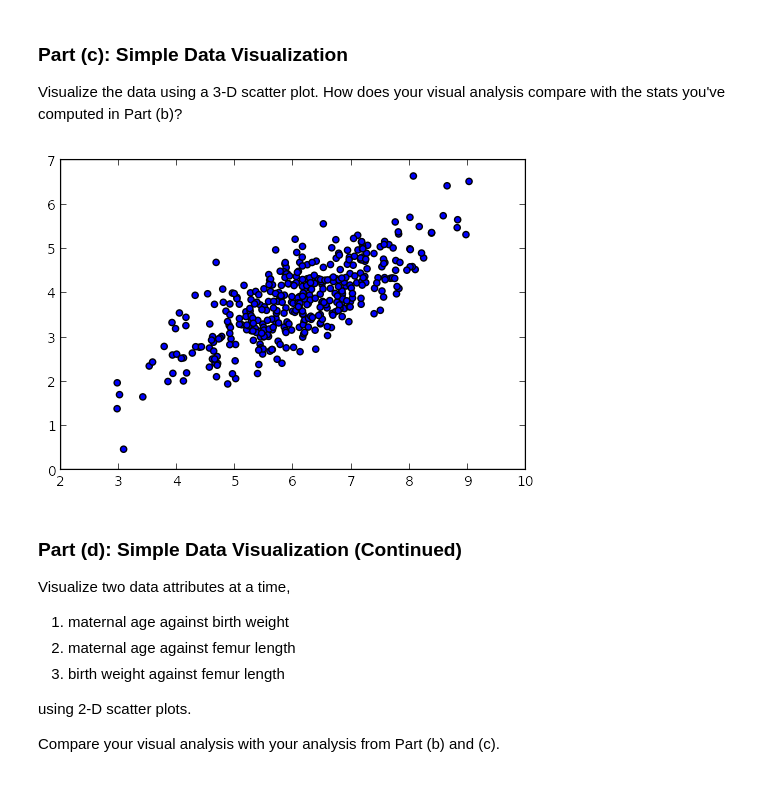
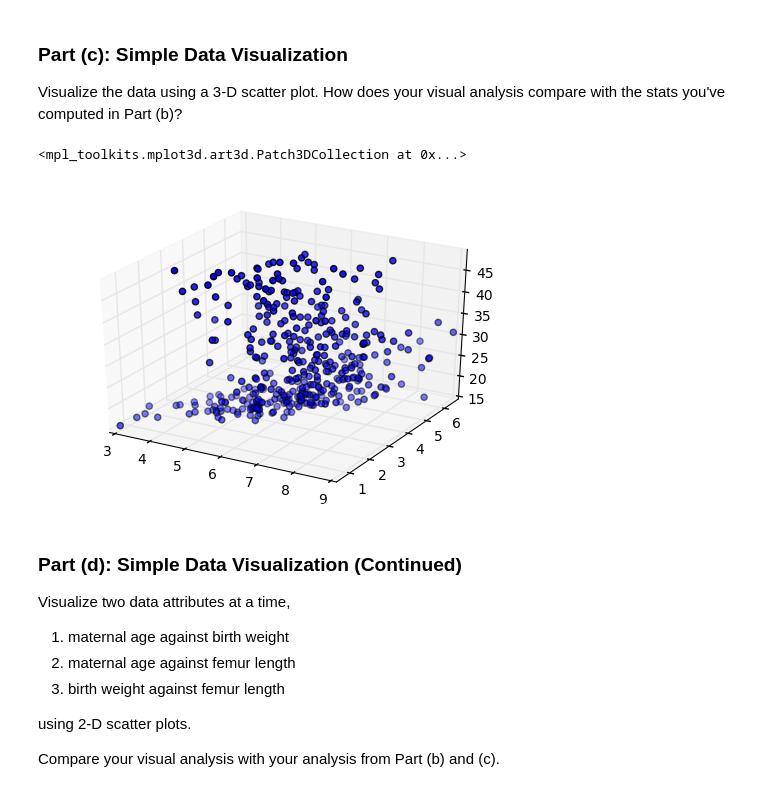
Before and after one commit to hecerinc/cs109a, a Jupyter notebook: Datascience_HW0.ipynb, the cells around one changed output. Saved outputs shown, nothing was run; the diff lists cells and outputs as text; code cells hidden in the pictures.

```diff
--- a/Datascience_HW0.ipynb
+++ b/Datascience_HW0.ipynb
@@ -79,15 +79,16 @@ print group3MeanFemur
 ### Part (c): Simple Data Visualization
 
 Visualize the data using a 3-D scatter plot. How does your visual analysis compare with the stats you've computed in Part (b)?
-# %%
-x = data['birth_weight']
-y = data['femur_length']
-area = np.pi * (15 * np.random.rand(N))**2  # 0 to 15 point radiuses
-
-plt.scatter(x, y)
-plt.show()
-# %% [output]
-[figure, removed]
+# %%
+x = data['birth_weight']
+y = data['femur_length']
+z = data['mother_age']
+fig = plt.figure()
+ax = fig.add_subplot(111, projection='3d')
+ax.scatter(x, y, z)
+# %% [output]
+<mpl_toolkits.mplot3d.art3d.Patch3DCollection at 0x...>
+[figure, added]
 # %% [markdown]
 ### Part (d): Simple Data Visualization (Continued)
 
```
Also changed, not shown: parts of 2 cells of this notebook.
